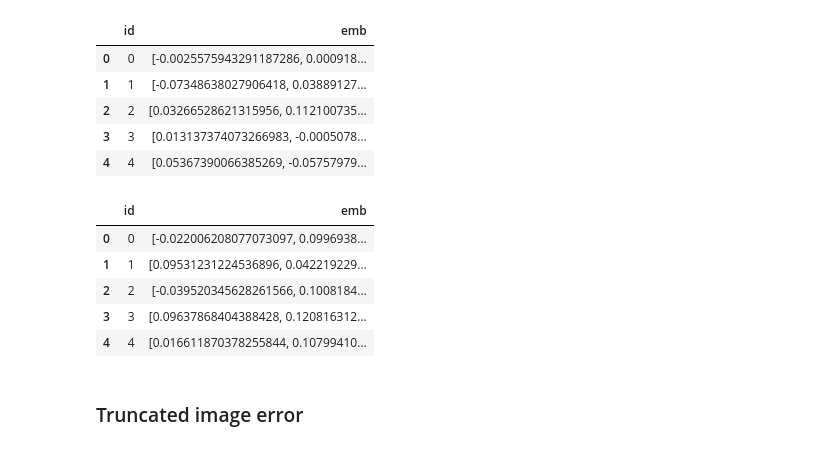
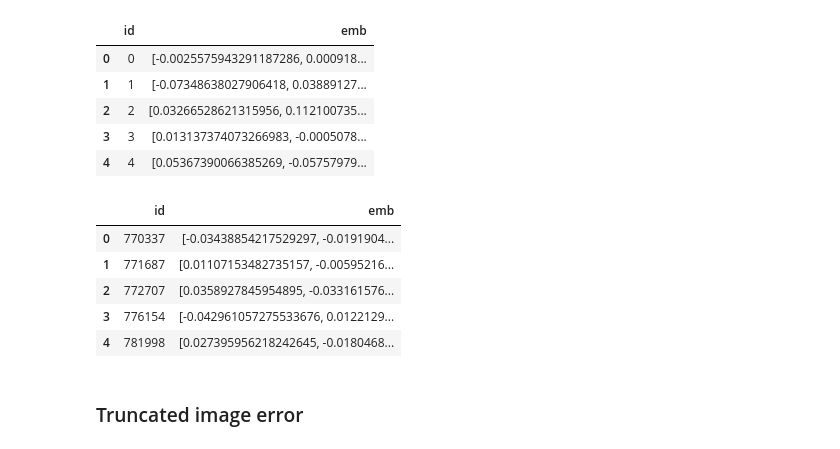
Before and after one commit to doruktarhan/multimodal-lsr-reproduce, a Jupyter notebook: doruk_dataset_trial.ipynb, the cells around one changed output. Cells and saved outputs as stored; diff of their text form; code cells hidden in the pictures.

```diff
--- a/doruk_dataset_trial.ipynb
+++ b/doruk_dataset_trial.ipynb
@@ -553,15 +537,15 @@ df.head()
 | 3 | 3 | [0.013137374073266983, -0.0005078... |
 | 4 | 4 | [0.05367390066385269, -0.05757979... |
 # %%
-df =  pd.read_parquet("/Users/doruktarhan/Desktop/LSR_Encoder_Results/flickr30k-blip-dense/img_embs.parquet")
+df =  pd.read_parquet("/Users/doruktarhan/Desktop/LSR_Encoder_Results/mscoco-blip-dense/text_embs.parquet")
 df.head()
 # %% [output]
 |  | id | emb |
-| 0 | 0 | [-0.022006208077073097, 0.0996938... |
-| 1 | 1 | [0.09531231224536896, 0.042219229... |
-| 2 | 2 | [-0.039520345628261566, 0.1008184... |
-| 3 | 3 | [0.09637868404388428, 0.120816312... |
-| 4 | 4 | [0.016611870378255844, 0.10799410... |
+| 0 | 770337 | [-0.03438854217529297, -0.0191904... |
+| 1 | 771687 | [0.01107153482735157, -0.00595216... |
+| 2 | 772707 | [0.0358927845954895, -0.033161576... |
+| 3 | 776154 | [-0.042961057275533676, 0.0122129... |
+| 4 | 781998 | [0.027395956218242645, -0.0180468... |
 # %% [markdown]
 ### Truncated image error
 # %%
```
Also changed, not shown: parts of 11 cells of this notebook, 3 other files.
